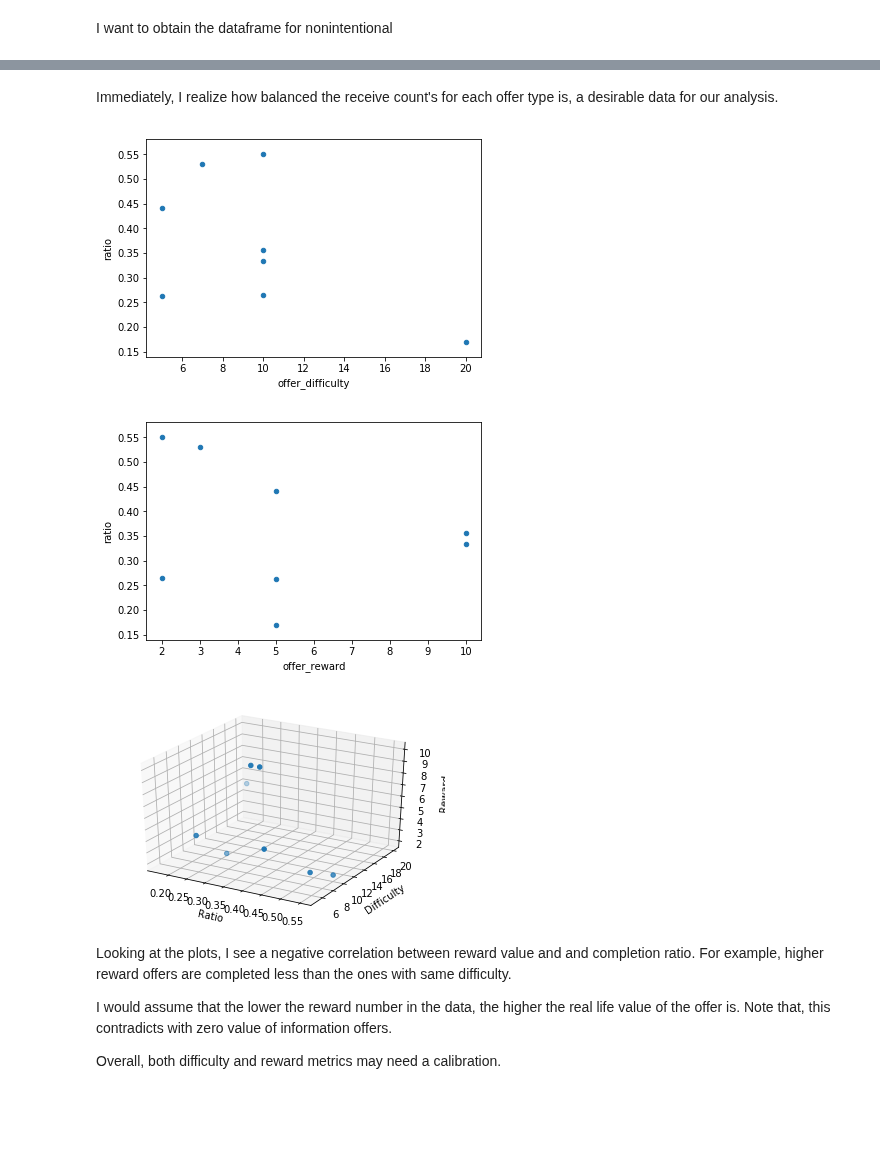
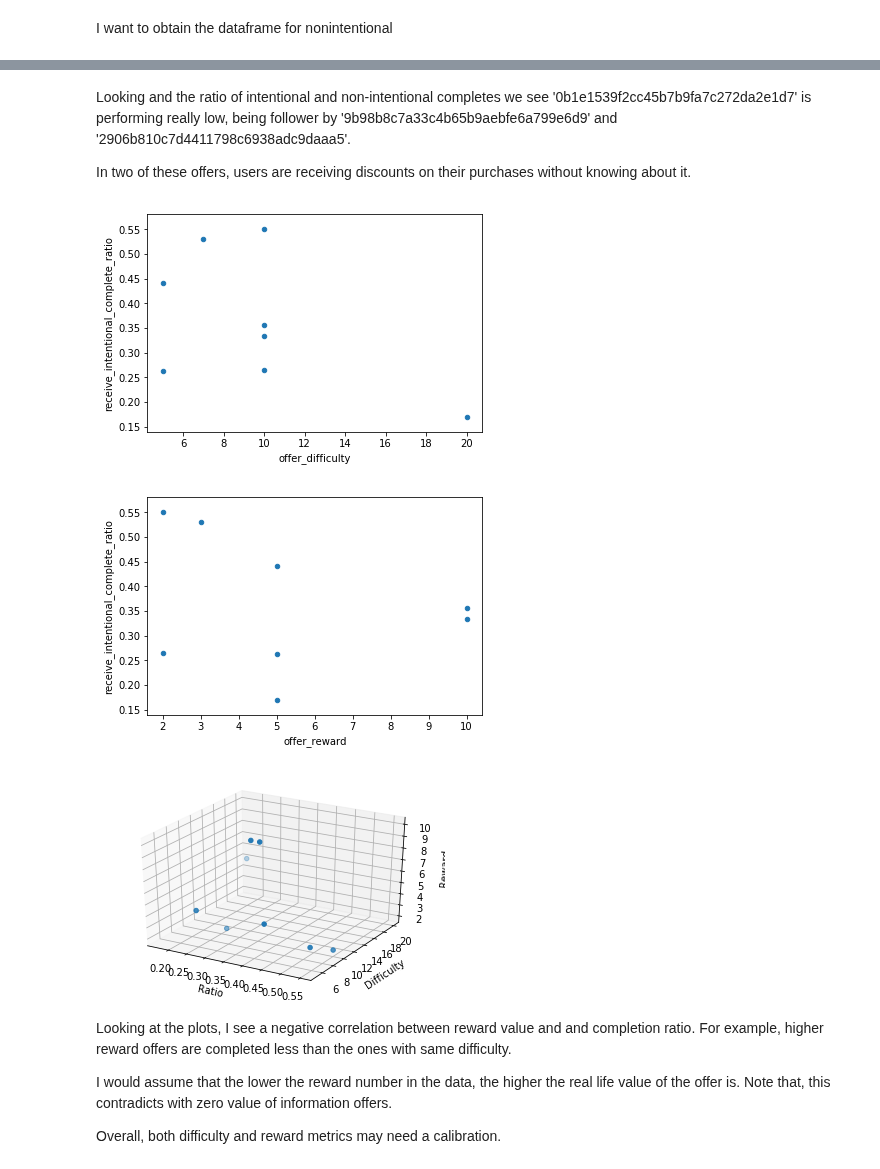
Before and after one commit to onurkapucu/Starbucks_Capstone, a Jupyter notebook: Starbucks_Capstone_notebook.ipynb, the cells around one changed output, grey strips where cells are left out. Drawn from its saved outputs; the diff is of its cells as text; code cells hidden in the pictures; blank space fills up the shorter version.

Commit message:
Analysis Updates

```diff
--- a/Starbucks_Capstone_notebook.ipynb
+++ b/Starbucks_Capstone_notebook.ipynb
@@ -174,7 +174,7 @@ array(['offer received', 'offer viewed', 'transaction', 'offer completed'],
 # %% [markdown]
 ### 1- Portfolio
 # %%
-portfolio_clean = pd.concat((portfolio,pd.get_dummies(portfolio['offer_type'])), axis=1).drop(columns=['offer_type'],axis=0)
+portfolio_clean = pd.concat((portfolio,pd.get_dummies(portfolio['offer_type'])), axis=1)#.drop(columns=['offer_type'],axis=0)
 # %%
 portfolio_clean.rename(columns={'channels':'offer_channels',
                                 'difficulty':'offer_difficulty',
@@ -383,9 +435,14 @@ temp = transcript_completed.merge(
 nonintentional_completes= temp[temp['time'].isnull()][['offer_id','user_id','time_completed']]
 # %%
 offer_receive_counts = transcript_received['offer_id'].value_counts().to_frame().reset_index().rename(columns={'offer_id':'receive_count','index':'offer_id'})
-offer_complete_counts = intentional_completes_df['offer_id'].value_counts().to_frame().reset_index().rename(columns={'offer_id':'complete_count','index':'offer_id'})
+offer_intentional_complete_counts = intentional_completes_df['offer_id'].value_counts().to_frame().reset_index().rename(columns={'offer_id':'intentional_completes','index':'offer_id'})
+offer_nonintentional_complete_counts = nonintentional_completes['offer_id'].value_counts().to_frame().reset_index().rename(columns={'offer_id':'nonintentional_completes','index':'offer_id'})
 # %%
-portfolio_counts=portfolio_clean.merge(offer_receive_counts,how='left',on=['offer_id']).merge(offer_complete_counts,how='left',on=['offer_id'])
-portfolio_counts['ratio']=portfolio_counts['complete_count']/portfolio_counts['receive_count']
+portfolio_counts = portfolio_clean.merge(offer_receive_counts,how='left',on=['offer_id']).merge(
+    offer_intentional_complete_counts,how='left',on=['offer_id']).merge(
+    offer_nonintentional_complete_counts,how='left',on=['offer_id'])
+portfolio_counts['receive_intentional_complete_ratio']=portfolio_counts['intentional_completes']/portfolio_counts['receive_count']
+portfolio_counts['intentional/total completes']= portfolio_counts['intentional_completes'] / (
+    portfolio_counts['nonintentional_completes']+ portfolio_counts['intentional_completes'])
 portfolio_counts
 # %% [output]
@@ -403,15 +460,17 @@ portfolio_counts
-# %% [markdown]
-Immediately, I realize how balanced the receive count's for each offer type is, a desirable data for our analysis.
+# %% [markdown]
+Looking and the ratio of intentional and non-intentional completes we see '0b1e1539f2cc45b7b9fa7c272da2e1d7' is performing really low, being follower by '9b98b8c7a33c4b65b9aebfe6a799e6d9' and '2906b810c7d4411798c6938adc9daaa5'.
+
+In two of these offers, users are receiving discounts on their purchases without knowing about it.
 # %%
-portfolio_counts.plot.scatter(x='offer_difficulty',y='ratio')
-portfolio_counts.plot.scatter(x='offer_reward',y='ratio')
+portfolio_counts.plot.scatter(x='offer_difficulty',y='receive_intentional_complete_ratio')
+portfolio_counts.plot.scatter(x='offer_reward',y='receive_intentional_complete_ratio')
 threedee = plt.figure().gca(projection='3d')
-threedee.scatter(portfolio_counts['ratio'], portfolio_counts['offer_difficulty'], portfolio_counts['offer_reward'])
+threedee.scatter(portfolio_counts['receive_intentional_complete_ratio'], portfolio_counts['offer_difficulty'], portfolio_counts['offer_reward'])
 threedee.set_xlabel('Ratio')
 threedee.set_ylabel('Difficulty')
 threedee.set_zlabel('Reward')
 plt.show()
 # %% [output]
-[figure, old version]
+[figure, new version]
-[figure, old version]
+[figure, new version]
 [figure]
```
Also changed, not shown: parts of 18 cells of this notebook.
